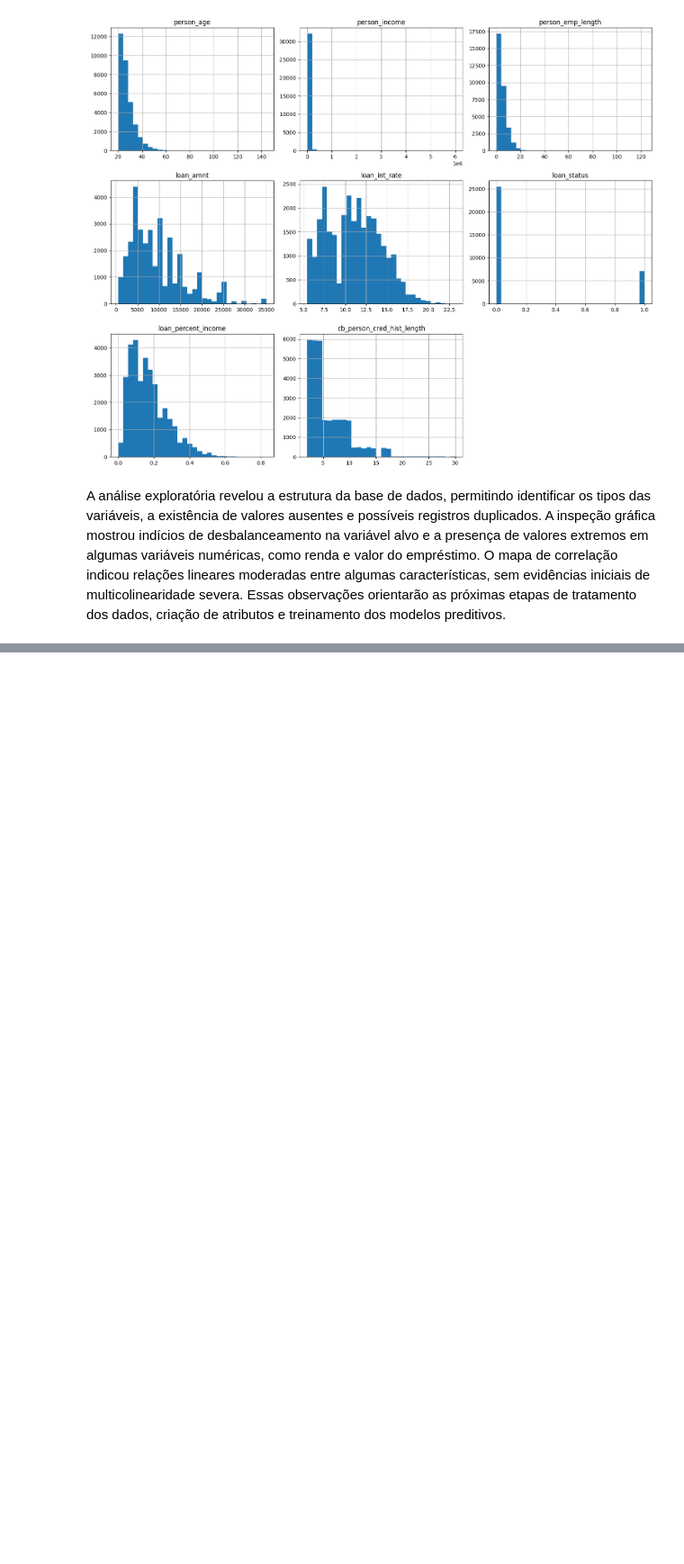
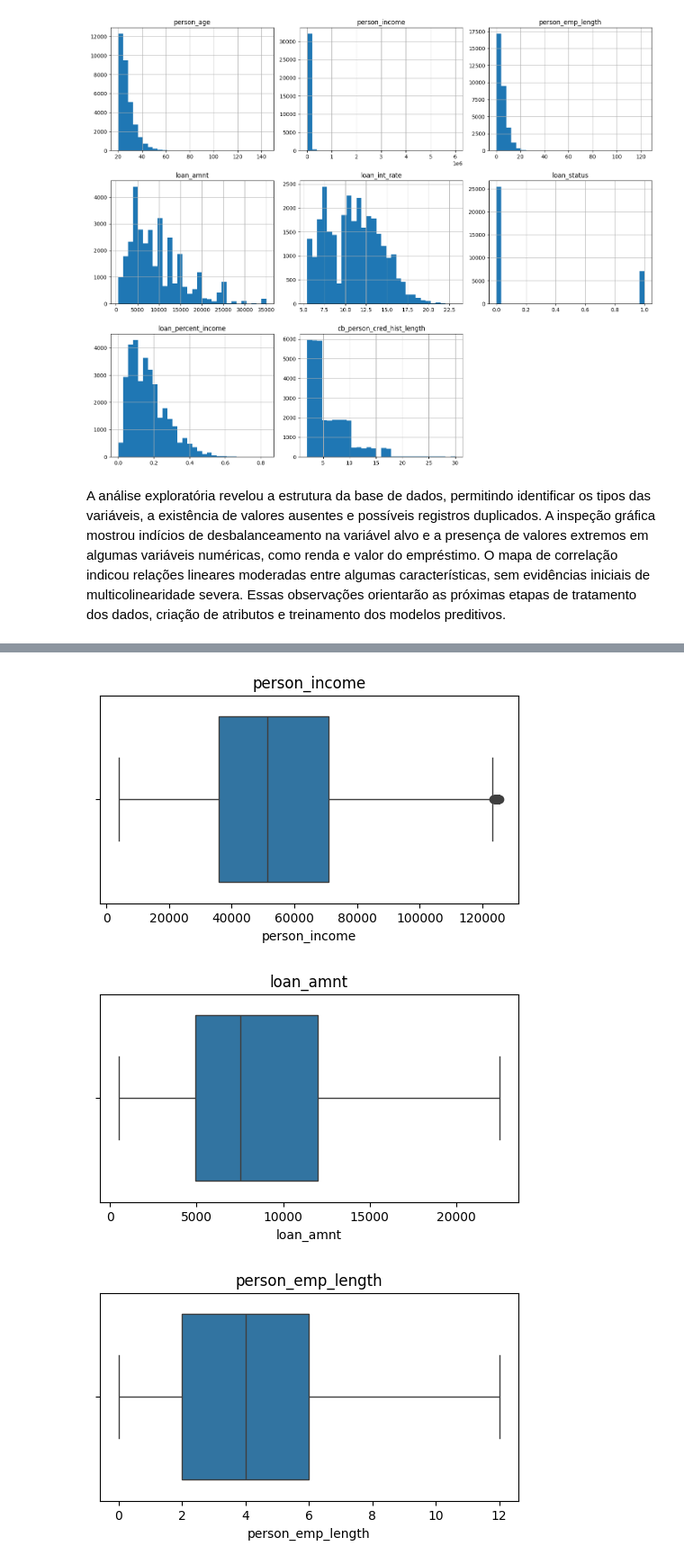
Before and after one commit to Ederson-Pinheiro/Projeto-Final-Modulo-1, a Jupyter notebook: Projeto_final.ipynb, the cells around one changed output, grey strips where cells are left out. Shown at 90% size. Cells and saved outputs as stored; diff of their text form; code cells hidden in the pictures; blank space fills up the shorter version.

Commit message:
Tratamento e Limpeza (Data Prep)

```diff
--- a/Projeto_final.ipynb
+++ b/Projeto_final.ipynb
@@ -139,0 +202,38 @@ A análise exploratória revelou a estrutura da base de dados, permitindo identi
+# %%
+#Tratamento de Outliers
+#Vamos utilizar o método do IQR (Intervalo Interquartil).
+
+def remover_outliers_iqr(dataframe, coluna):
+    Q1 = dataframe[coluna].quantile(0.25)
+    Q3 = dataframe[coluna].quantile(0.75)
+
+    IQR = Q3 - Q1
+
+    limite_inferior = Q1 - 1.5 * IQR
+    limite_superior = Q3 + 1.5 * IQR
+
+    return dataframe[
+        (dataframe[coluna] >= limite_inferior) &
+        (dataframe[coluna] <= limite_superior)
+    ]
+# %%
+#Aplicar somente às variáveis contínuas:
+colunas_outliers = [
+    'person_income',
+    'loan_amnt',
+    'person_emp_length'
+]
+
+for coluna in colunas_outliers:
+    df = remover_outliers_iqr(df, coluna)
+# %%
+#Verificando novamente
+for coluna in colunas_outliers:
+    plt.figure(figsize=(6,3))
+    sns.boxplot(x=df[coluna])
+    plt.title(coluna)
+    plt.show()
+# %% [output]
+[figure, added]
+[figure, added]
+[figure, added]
```
Also changed, not shown: parts of 4 cells of this notebook.
